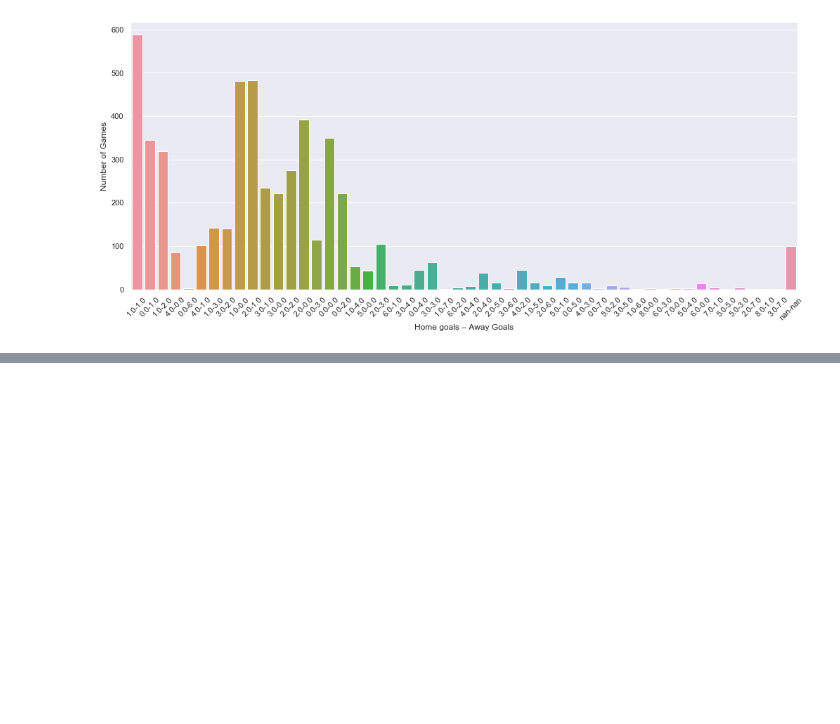
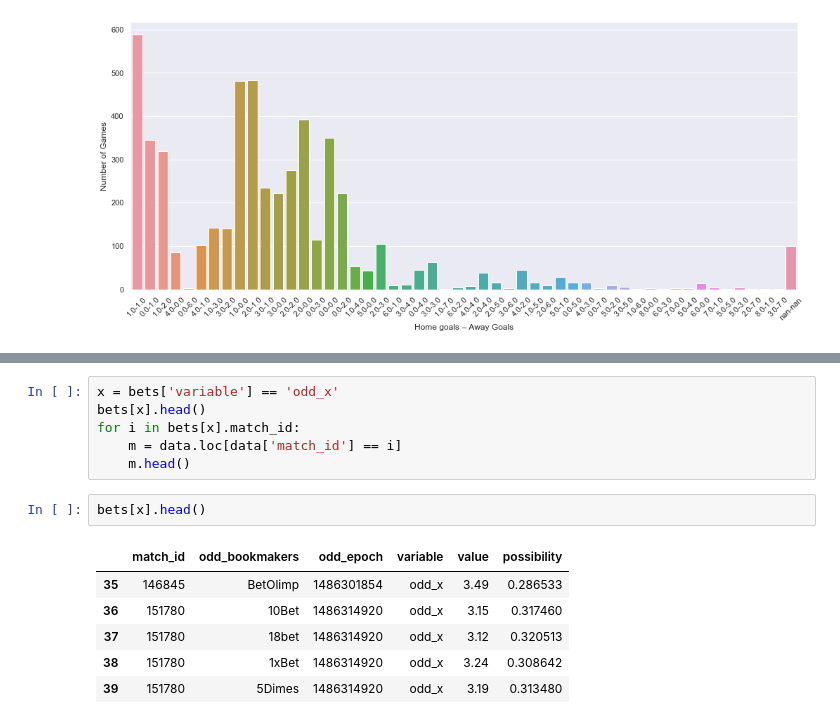
Before and after one commit to BU-IE-582/fall19-GnyEser, a Jupyter notebook: Homework1.ipynb, the cells around one changed output, grey strips where cells are left out. Drawn from its saved outputs; the diff is of its cells as text; blank space fills up the shorter version.

```diff
--- a/Homework1.ipynb
+++ b/Homework1.ipynb
@@ -54,0 +190,15 @@ plt.show()
+# %%
+x = bets['variable'] == 'odd_x'
+bets[x].head()
+for i in bets[x].match_id:
+    m = data.loc[data['match_id'] == i]
+    m.head()
+# %%
+bets[x].head()
+# %% [output]
+|  | match_id | odd_bookmakers | odd_epoch | variable | value | possibility |
+| 35 | 146845 | BetOlimp | 1486301854 | odd_x | 3.49 | 0.286533 |
+| 36 | 151780 | 10Bet | 1486314920 | odd_x | 3.15 | 0.317460 |
+| 37 | 151780 | 18bet | 1486314920 | odd_x | 3.12 | 0.320513 |
+| 38 | 151780 | 1xBet | 1486314920 | odd_x | 3.24 | 0.308642 |
+| 39 | 151780 | 5Dimes | 1486314920 | odd_x | 3.19 | 0.313480 |
```
Also changed, not shown: parts of 27 cells of this notebook, 10 other files.
